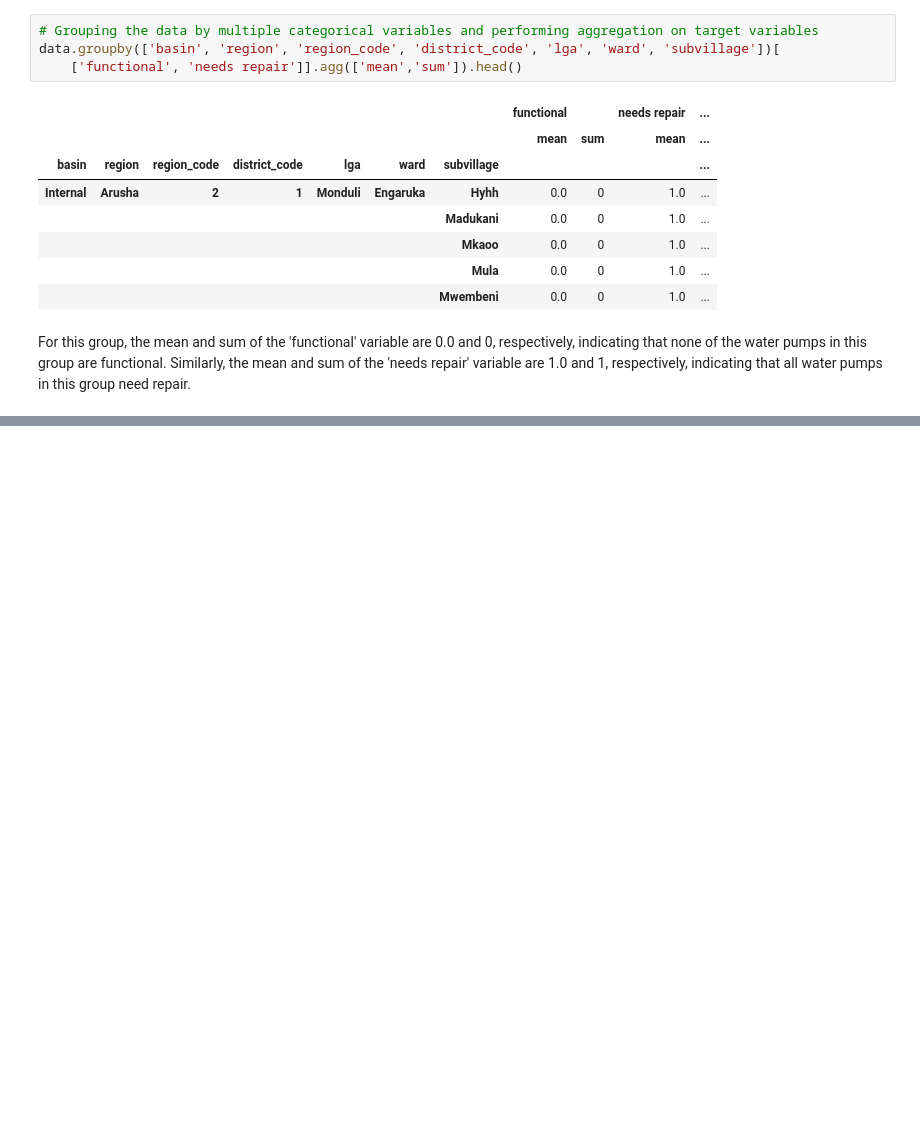
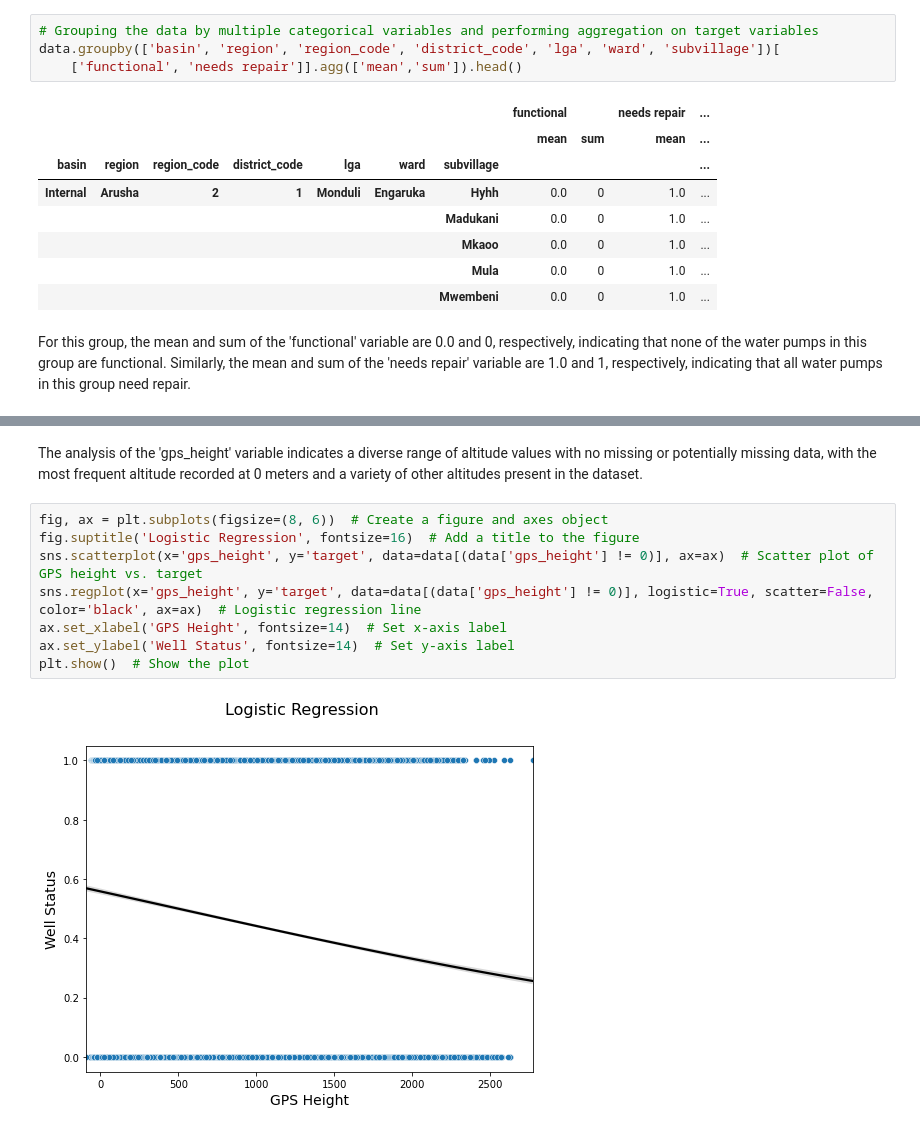
Before and after one commit to MyraKadenge/dsc-phase-3-project-v2-3, a Jupyter notebook: index.ipynb, the cells around one changed output, grey strips where cells are left out. Saved outputs shown, nothing was run; the diff lists cells and outputs as text; blank space fills up the shorter version.

```diff
--- a/index.ipynb
+++ b/index.ipynb
@@ -493,0 +657,12 @@ For this group, the mean and sum of the 'functional' variable are 0.0 and 0, res
+# %% [markdown]
+The analysis of the 'gps_height' variable indicates a diverse range of altitude values with no missing or potentially missing data, with the most frequent altitude recorded at 0 meters and a variety of other altitudes present in the dataset.
+# %%
+fig, ax = plt.subplots(figsize=(8, 6))  # Create a figure and axes object
+fig.suptitle('Logistic Regression', fontsize=16)  # Add a title to the figure
+sns.scatterplot(x='gps_height', y='target', data=data[(data['gps_height'] != 0)], ax=ax)  # Scatter plot of GPS height vs. target
+sns.regplot(x='gps_height', y='target', data=data[(data['gps_height'] != 0)], logistic=True, scatter=False, color='black', ax=ax)  # Logistic regression line
+ax.set_xlabel('GPS Height', fontsize=14)  # Set x-axis label
+ax.set_ylabel('Well Status', fontsize=14)  # Set y-axis label
+plt.show()  # Show the plot
+# %% [output]
+[figure, added]
```
Also changed, not shown: parts of 23 cells of this notebook.
